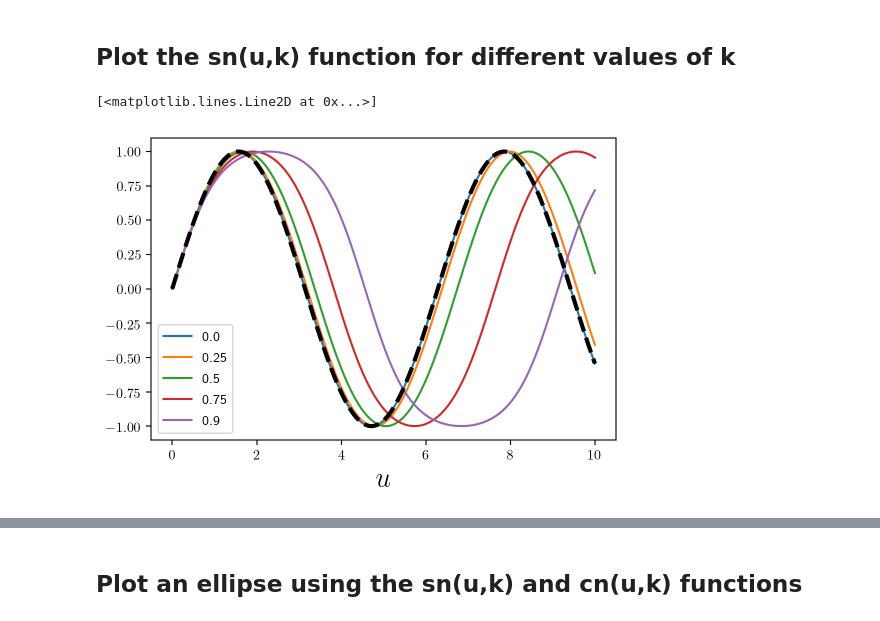
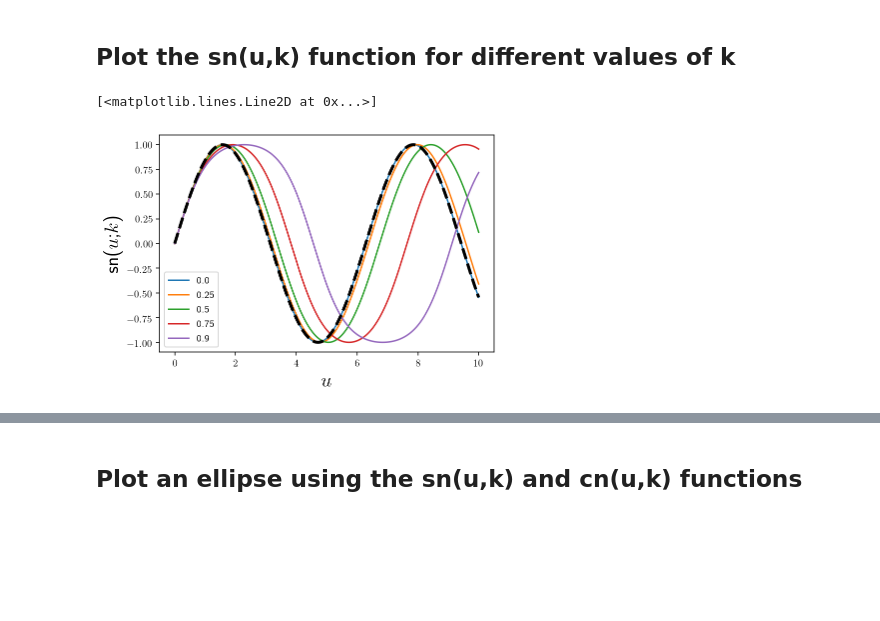
Before and after one commit to josephromano/josephromano.github.io, a Jupyter notebook: PHYS5306/notes/workbook.ipynb, the cells around one changed output, grey strips where cells are left out. Cells and saved outputs as stored; diff of their text form; code cells hidden in the pictures; blank space fills up the shorter version.

```diff
--- a/PHYS5306/notes/workbook.ipynb
+++ b/PHYS5306/notes/workbook.ipynb
@@ -398,23 +398,24 @@ ${\rm sn}\rightarrow \sin$, ${\rm cn}\rightarrow \cos$, and ${\rm dn}\rightarrow
 # %%
 # discrete u values
 u = np.linspace(0, 10, 10000)
 
 # consider several different values for k
 k = np.array([0, 0.25, 0.5, 0.75, 0.9])
 
 # make plots
 plt.figure()
 plt.xlabel('$u$', size=20)
+plt.ylabel('sn($u$;$k$)', size=20)
 for ii in range(len(k)):
     m = k[ii]**2 # scipy uses m=k^2
-    sn, cn, dn, ph = special.ellipj(u, m)
-    plt.plot(u, sn)
+    sn_u, cn_u, dn_u, ph_u = special.ellipj(u, m)
+    plt.plot(u, sn_u)
 
 _=plt.legend(k)
 
 # compare with ordinary sine functions
-sin = np.sin(u)
-plt.plot(u, sin, color='k', ls='--', lw=3)
+sin_u = np.sin(u)
+plt.plot(u, sin_u, color='k', ls='--', lw=3)
 # %% [output]
 [<matplotlib.lines.Line2D at 0x...>]
-[figure, old version]
+[figure, new version]
```
Also changed, not shown: parts of 5 cells of this notebook, 1 other file.
